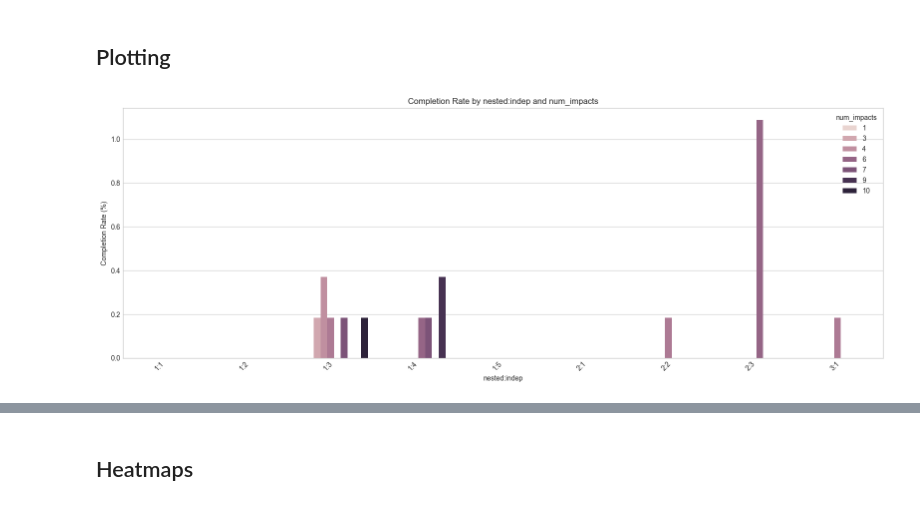
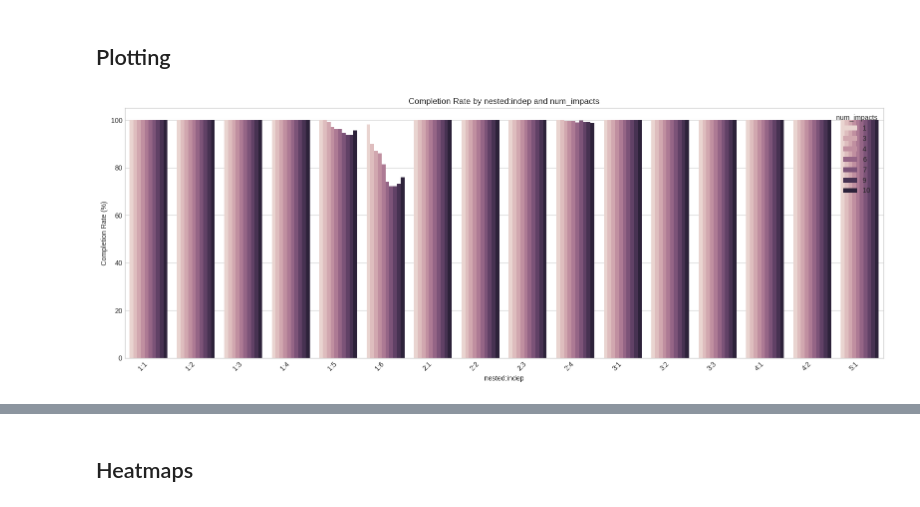
Before and after one commit to danielamadori/PACO, a Jupyter notebook: validation/results/Validation_Expalining_Strategies_for_Expected_Impacts.ipynb, the cells around one changed output, grey strips where cells are left out. Saved outputs shown, nothing was run; the diff lists cells and outputs as text; code cells hidden in the pictures.

```diff
--- a/validation/results/Validation_Expalining_Strategies_for_Expected_Impacts.ipynb
+++ b/validation/results/Validation_Expalining_Strategies_for_Expected_Impacts.ipynb
@@ -836,43 +830,43 @@ import pandas as pd
 import matplotlib.pyplot as plt
 import seaborn as sns
 
-# Completion rate (error is NaN) differentiated by nested, indep, and num_impacts
-df = data[['nested', 'indep', 'num_impacts', 'error']].copy()
-df['completed'] = df['error'].isna()
+# Completion rate (finished runs: vte is not NaN) differentiated by nested, indep, and num_impacts
+df = data[['nested', 'indep', 'num_impacts', 'vte', 'error']].copy()
+df['completed'] = df['vte'].notna()
 
 agg = (
     df.groupby(['num_impacts', 'nested', 'indep'])['completed']
       .mean()
       .mul(100)
       .reset_index(name='completion_rate_pct')
 )
 agg['nested_indep'] = agg['nested'].astype(int).astype(str) + ':' + agg['indep'].astype(int).astype(str)
 
 order_df = (
     agg[['nested', 'indep', 'nested_indep']]
       .drop_duplicates()
       .sort_values(['nested', 'indep'])
 )
 order = order_df['nested_indep'].tolist()
 
 plt.figure(figsize=(16, 6))
 sns.barplot(
     data=agg,
     x='nested_indep',
     y='completion_rate_pct',
     hue='num_impacts',
     order=order,
     errorbar=None,
 )
 plt.xlabel('nested:indep')
 plt.ylabel('Completion Rate (%)')
 plt.title('Completion Rate by nested:indep and num_impacts')
 plt.xticks(rotation=45, ha='right')
 plt.legend(title='num_impacts')
 plt.tight_layout()
 plt.show()
 # %% [output]
-[figure, old version]
+[figure, new version]
 # %%
 import pandas as pd
 import matplotlib.pyplot as plt
```
Also changed, not shown: parts of 19 cells of this notebook, 2 other files.
